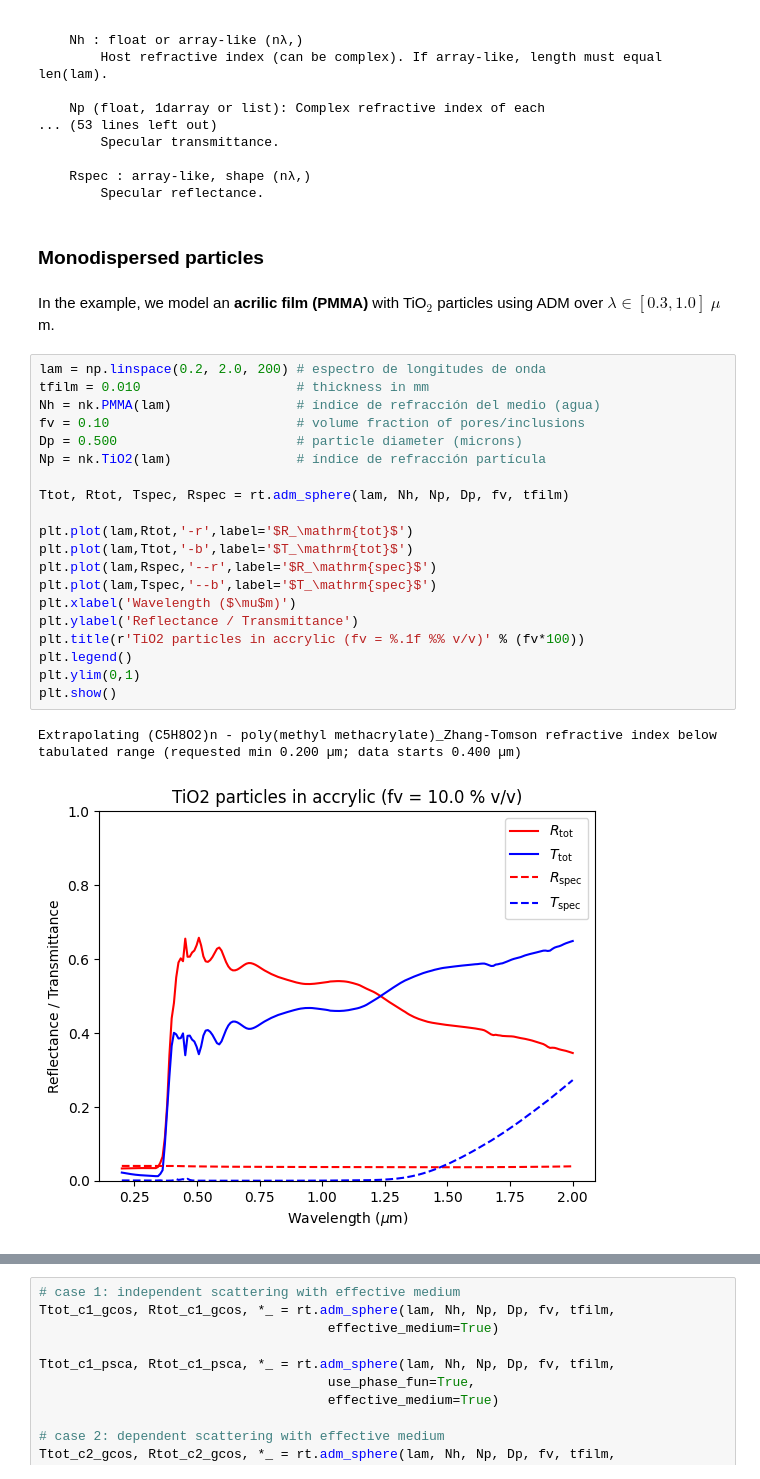
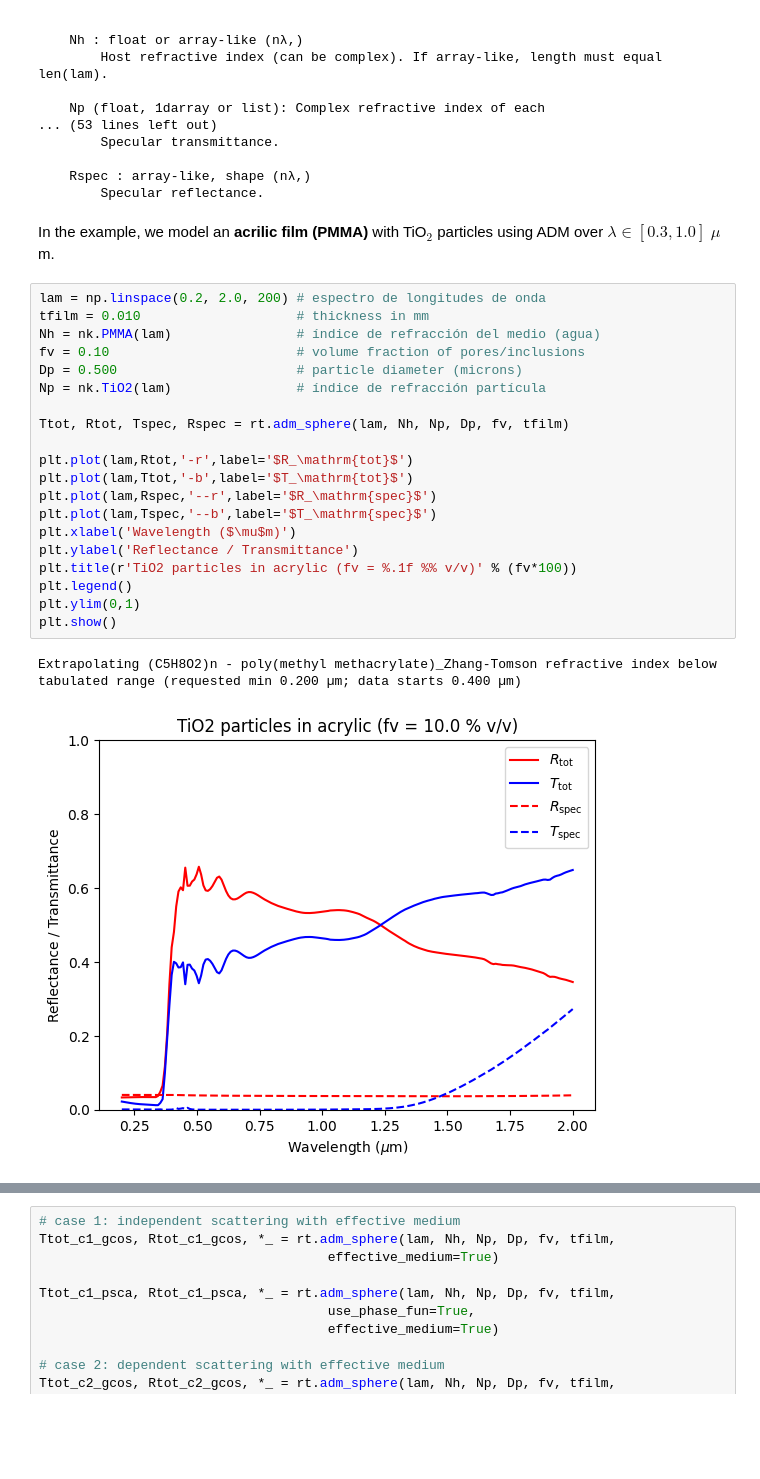
Before and after one commit to PanxoPanza/empylib, a Jupyter notebook: docs/rad_transfer_test.ipynb, the cells around one changed output, grey strips where cells are left out. Cells and saved outputs as stored; diff of their text form; blank space fills up the shorter version.

```diff
--- a/docs/rad_transfer_test.ipynb
+++ b/docs/rad_transfer_test.ipynb
@@ -80,30 +78,28 @@ adm_sphere()
 
     Rspec : array-like, shape (nλ,)
         Specular reflectance.
-# %% [markdown]
-### Monodispersed particles
 # %% [markdown]
 In the example, we model an **acrilic film (PMMA)** with TiO$_2$ particles using ADM over $\lambda\in[0.3,1.0]$ $\mu$m.
 # %%
 lam = np.linspace(0.2, 2.0, 200) # espectro de longitudes de onda
 tfilm = 0.010                    # thickness in mm
 Nh = nk.PMMA(lam)                # índice de refracción del medio (agua)
 fv = 0.10                        # volume fraction of pores/inclusions
 Dp = 0.500                       # particle diameter (microns)
 Np = nk.TiO2(lam)                # índice de refracción partícula
 
 Ttot, Rtot, Tspec, Rspec = rt.adm_sphere(lam, Nh, Np, Dp, fv, tfilm)
 
 plt.plot(lam,Rtot,'-r',label='$R_\mathrm{tot}$')
 plt.plot(lam,Ttot,'-b',label='$T_\mathrm{tot}$')
 plt.plot(lam,Rspec,'--r',label='$R_\mathrm{spec}$')
 plt.plot(lam,Tspec,'--b',label='$T_\mathrm{spec}$')
 plt.xlabel('Wavelength ($\mu$m)')
 plt.ylabel('Reflectance / Transmittance')
-plt.title(r'TiO2 particles in accrylic (fv = %.1f %% v/v)' % (fv*100))
+plt.title(r'TiO2 particles in acrylic (fv = %.1f %% v/v)' % (fv*100))
 plt.legend()
 plt.ylim(0,1)
 plt.show()
 # %% [output]
 Extrapolating (C5H8O2)n - poly(methyl methacrylate)_Zhang-Tomson refractive index below tabulated range (requested min 0.200 µm; data starts 0.400 µm)
-[figure, old version]
+[figure, new version]
```
Also changed, not shown: parts of 20 cells of this notebook, 2 other files.
